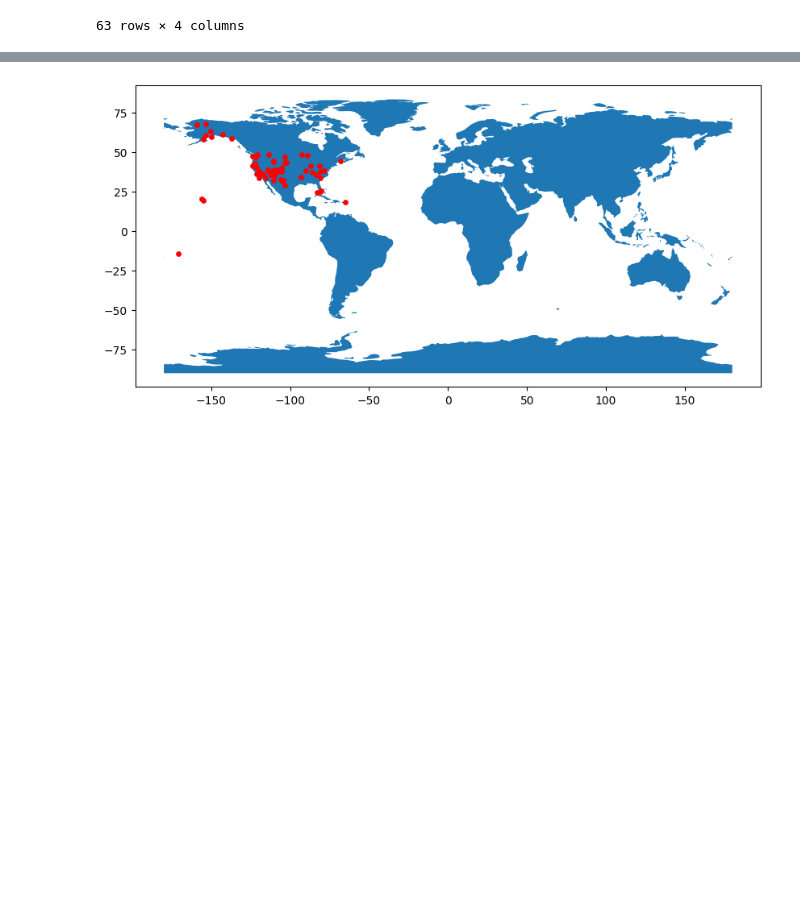
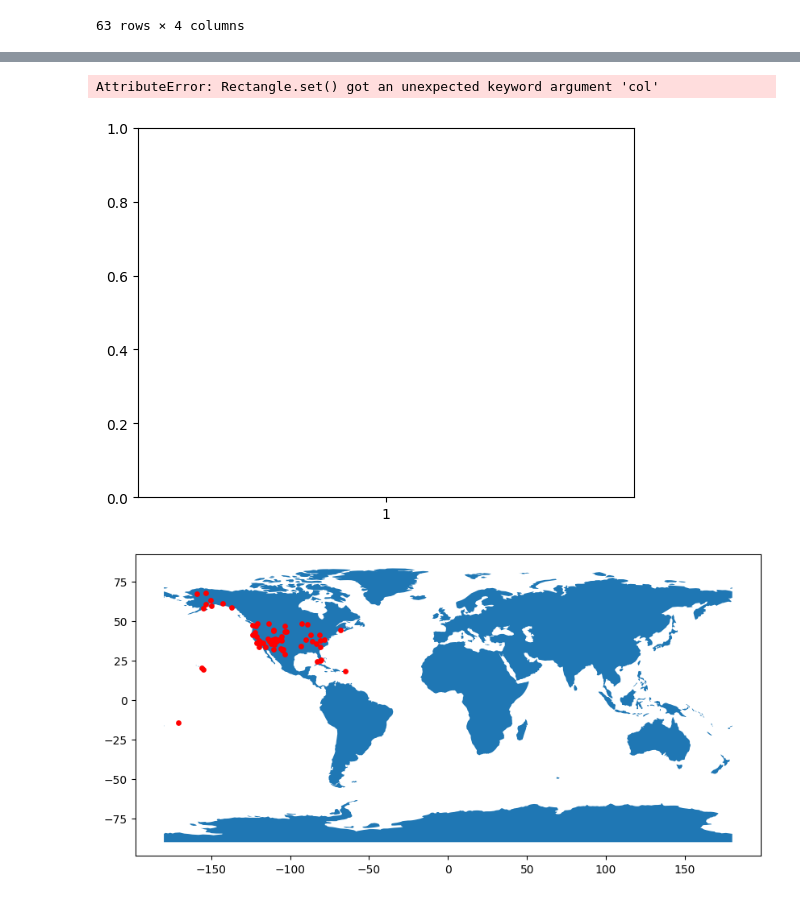
Before and after one commit to mhshaw2005/info25final, a Jupyter notebook: dataCleaningDraft.ipynb, the cells around one changed output, grey strips where cells are left out. Cells and saved outputs as stored; diff of their text form; code cells hidden in the pictures; blank space fills up the shorter version.

```diff
--- a/dataCleaningDraft.ipynb
+++ b/dataCleaningDraft.ipynb
@@ -195,2 +318,7 @@ gdf = GeoDataFrame(mapDf, geometry=geometry)
+# %%
+sns.barplot(x=number,y=counts,col=names)
+# %% [output]
+AttributeError: Rectangle.set() got an unexpected keyword argument 'col'
+[figure, added]
 # %%
 world = gpd.read_file(geodatasets.data.naturalearth.land['url'])
```
Also changed, not shown: parts of 24 cells of this notebook, 2 other files.
